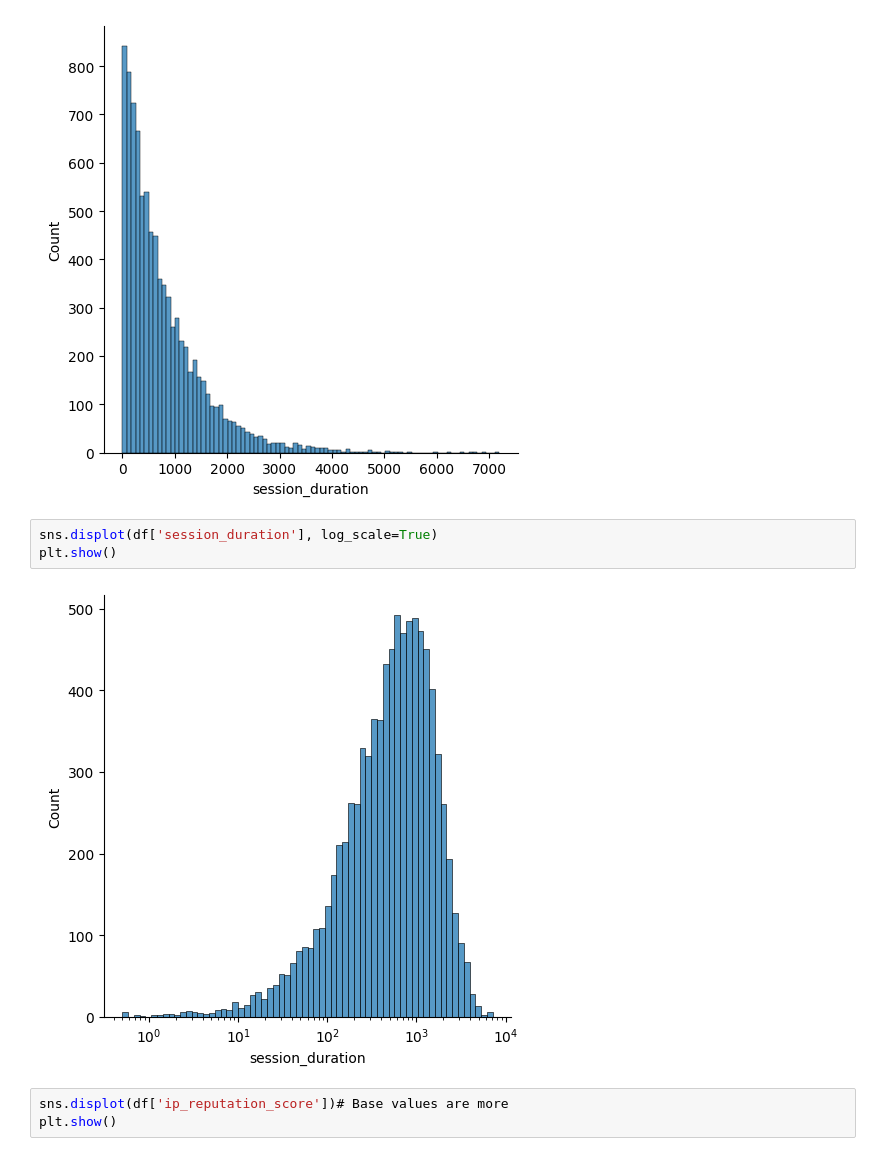
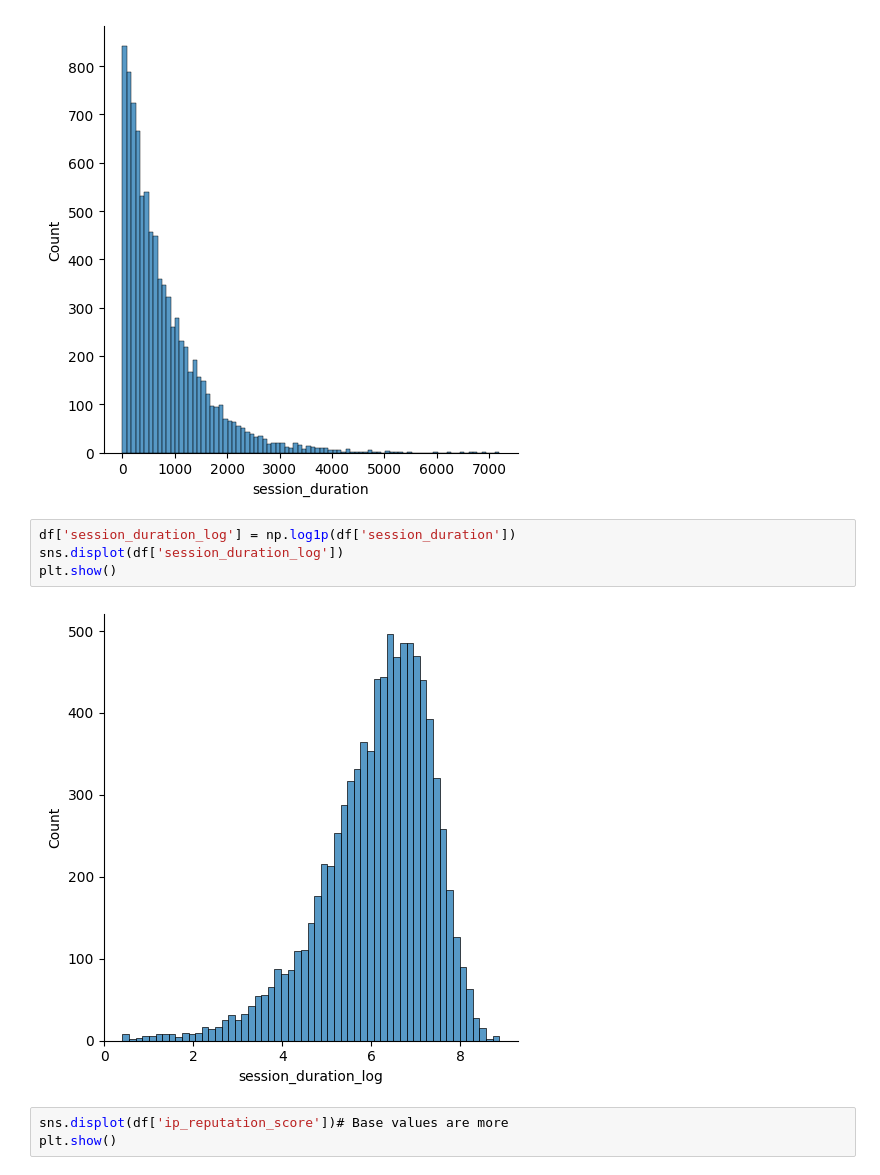
Before and after one commit to maleeper/Cyber, a Jupyter notebook: jupyter_notebooks/02_EDA.ipynb, the cells around one changed output. Saved outputs shown, nothing was run; the diff lists cells and outputs as text.

```diff
--- a/jupyter_notebooks/02_EDA.ipynb
+++ b/jupyter_notebooks/02_EDA.ipynb
@@ -77,11 +77,12 @@ sns.displot(df['session_duration'])
 plt.show()
 # %% [output]
 [figure]
-# %%
-sns.displot(df['session_duration'], log_scale=True)
-plt.show()
-# %% [output]
-[figure, removed]
+# %%
+df['session_duration_log'] = np.log1p(df['session_duration'])
+sns.displot(df['session_duration_log'])
+plt.show()
+# %% [output]
+[figure, added]
 # %%
 sns.displot(df['ip_reputation_score'])# Base values are more
 plt.show()
```
Also changed, not shown: parts of 6 cells of this notebook, 1 other file.
